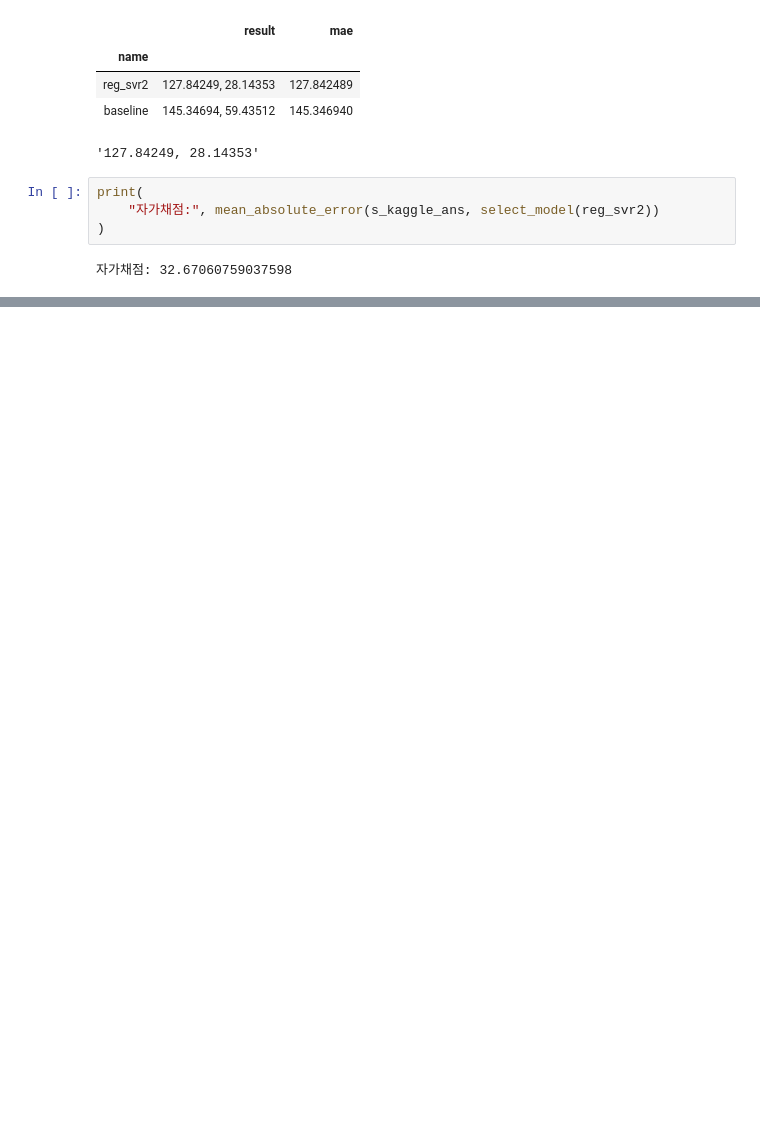
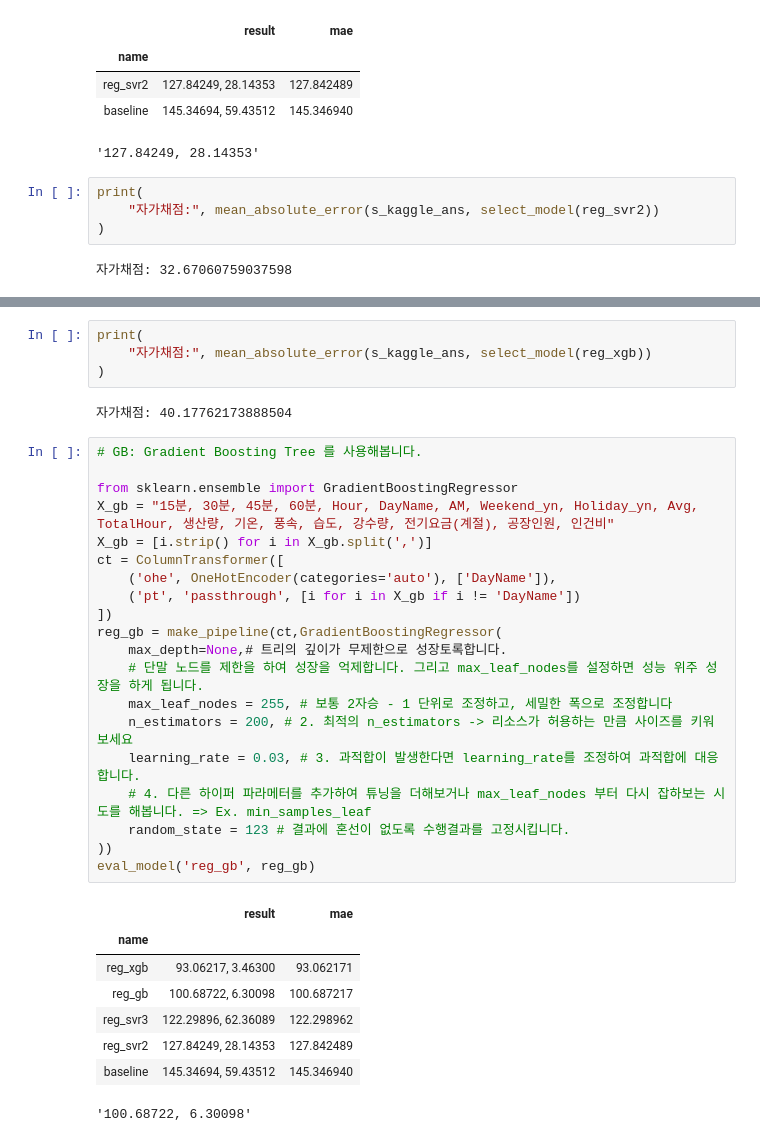
Before and after one commit to sunkusun9/DS_lv3_2507_2, a Jupyter notebook: sec_ds_lv3_prob3_kaggle.ipynb, the cells around one changed output, grey strips where cells are left out. Saved outputs shown, nothing was run; the diff lists cells and outputs as text; blank space fills up the shorter version.

```diff
--- a/sec_ds_lv3_prob3_kaggle.ipynb
+++ b/sec_ds_lv3_prob3_kaggle.ipynb
@@ -488,3 +446,38 @@ eval_model('reg_gb', reg_gb)
+# %%
+print(
+    "자가채점:", mean_absolute_error(s_kaggle_ans, select_model(reg_xgb))
+)
+# %% [output]
+자가채점: 40.17762173888504
+# %%
+# GB: Gradient Boosting Tree 를 사용해봅니다.
+
+from sklearn.ensemble import GradientBoostingRegressor
+X_gb = "15분, 30분, 45분, 60분, Hour, DayName, AM, Weekend_yn, Holiday_yn, Avg, TotalHour, 생산량, 기온, 풍속, 습도, 강수량, 전기요금(계절), 공장인원, 인건비"
+X_gb = [i.strip() for i in X_gb.split(',')]
+ct = ColumnTransformer([
+    ('ohe', OneHotEncoder(categories='auto'), ['DayName']),
+    ('pt', 'passthrough', [i for i in X_gb if i != 'DayName'])
+])
+reg_gb = make_pipeline(ct,GradientBoostingRegressor(
+    max_depth=None,# 트리의 깊이가 무제한으로 성장토록합니다.
+    # 단말 노드를 제한을 하여 성장을 억제합니다. 그리고 max_leaf_nodes를 설정하면 성능 위주 성장을 하게 됩니다.
+    max_leaf_nodes = 255, # 보통 2자승 - 1 단위로 조정하고, 세밀한 폭으로 조정합니다
+    n_estimators = 200, # 2. 최적의 n_estimators -> 리소스가 허용하는 만큼 사이즈를 키워 보세요
+    learning_rate = 0.03, # 3. 과적합이 발생한다면 learning_rate를 조정하여 과적합에 대응합니다.
+    # 4. 다른 하이퍼 파라메터를 추가하여 튜닝을 더해보거나 max_leaf_nodes 부터 다시 잡하보는 시도를 해봅니다. => Ex. min_samples_leaf
+    random_state = 123 # 결과에 혼선이 없도록 수행결과를 고정시킵니다.
+))
+eval_model('reg_gb', reg_gb)
+# %% [output]
+|  | result | mae |
+| name |  |  |
+| reg_xgb | 93.06217, 3.46300 | 93.062171 |
+| reg_gb | 100.68722, 6.30098 | 100.687217 |
+| reg_svr3 | 122.29896, 62.36089 | 122.298962 |
+| reg_svr2 | 127.84249, 28.14353 | 127.842489 |
+| baseline | 145.34694, 59.43512 | 145.346940 |
+'100.68722, 6.30098'
 # %%
 # RF: RandomForesetRegressor
 from sklearn.ensemble import RandomForestRegressor
```
Also changed, not shown: parts of 20 cells of this notebook.
